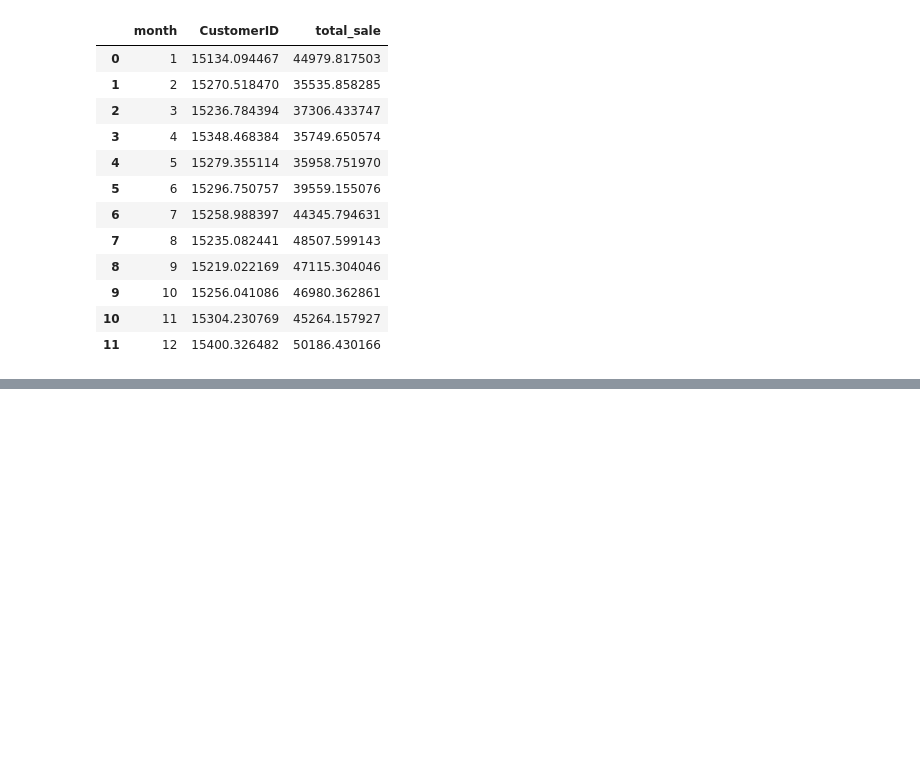
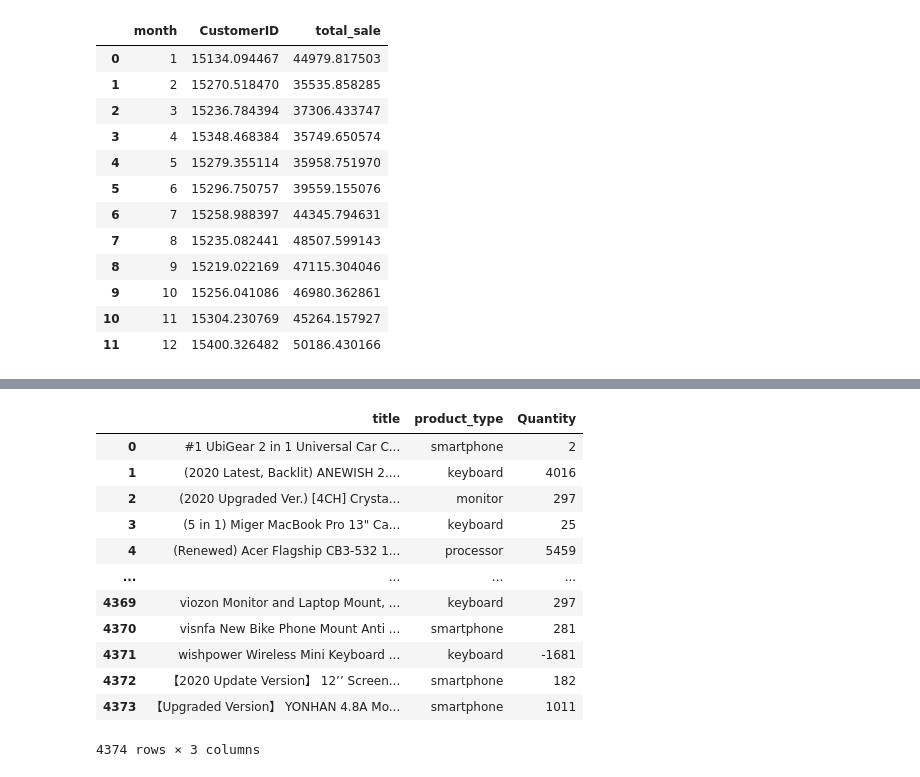
Before and after one commit to selinbulbul/ecommerce-scrape, a Jupyter notebook: New folder/tasks.ipynb, the cells around one changed output, grey strips where cells are left out. Cells and saved outputs as stored; diff of their text form; code cells hidden in the pictures; blank space fills up the shorter version.

```diff
--- a/New folder/tasks.ipynb
+++ b/New folder/tasks.ipynb
@@ -1189,0 +1322,18 @@ sb.barplot(x = "month", y="total_sale", data = df13 )
+# %%
+df_TDC = df.groupby(["title", "product_type"])["Quantity"].sum().reset_index()
+# %%
+df_TDC
+# %% [output]
+|  | title | product_type | Quantity |
+| 0 | #1 UbiGear 2 in 1 Universal Car C... | smartphone | 2 |
+| 1 | (2020 Latest, Backlit) ANEWISH 2.... | keyboard | 4016 |
+| 2 | (2020 Upgraded Ver.) [4CH] Crysta... | monitor | 297 |
+| 3 | (5 in 1) Miger MacBook Pro 13" Ca... | keyboard | 25 |
+| 4 | (Renewed) Acer Flagship CB3-532 1... | processor | 5459 |
+| ... | ... | ... | ... |
+| 4369 | viozon Monitor and Laptop Mount, ... | keyboard | 297 |
+| 4370 | visnfa New Bike Phone Mount Anti ... | smartphone | 281 |
+| 4371 | wishpower Wireless Mini Keyboard ... | keyboard | -1681 |
+| 4372 | 【2020 Update Version】 12’’ Screen... | smartphone | 182 |
+| 4373 | 【Upgraded Version】 YONHAN 4.8A Mo... | smartphone | 1011 |
+4374 rows × 3 columns
```
Also changed, not shown: parts of 34 cells of this notebook.
